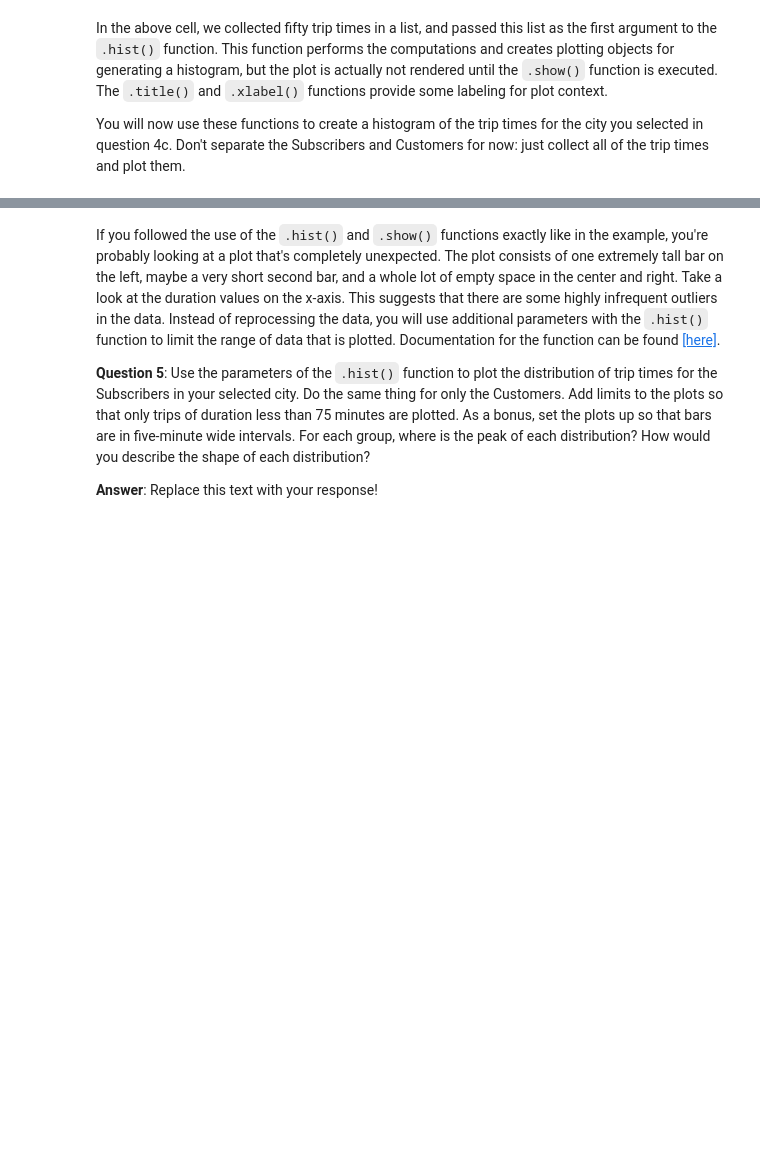
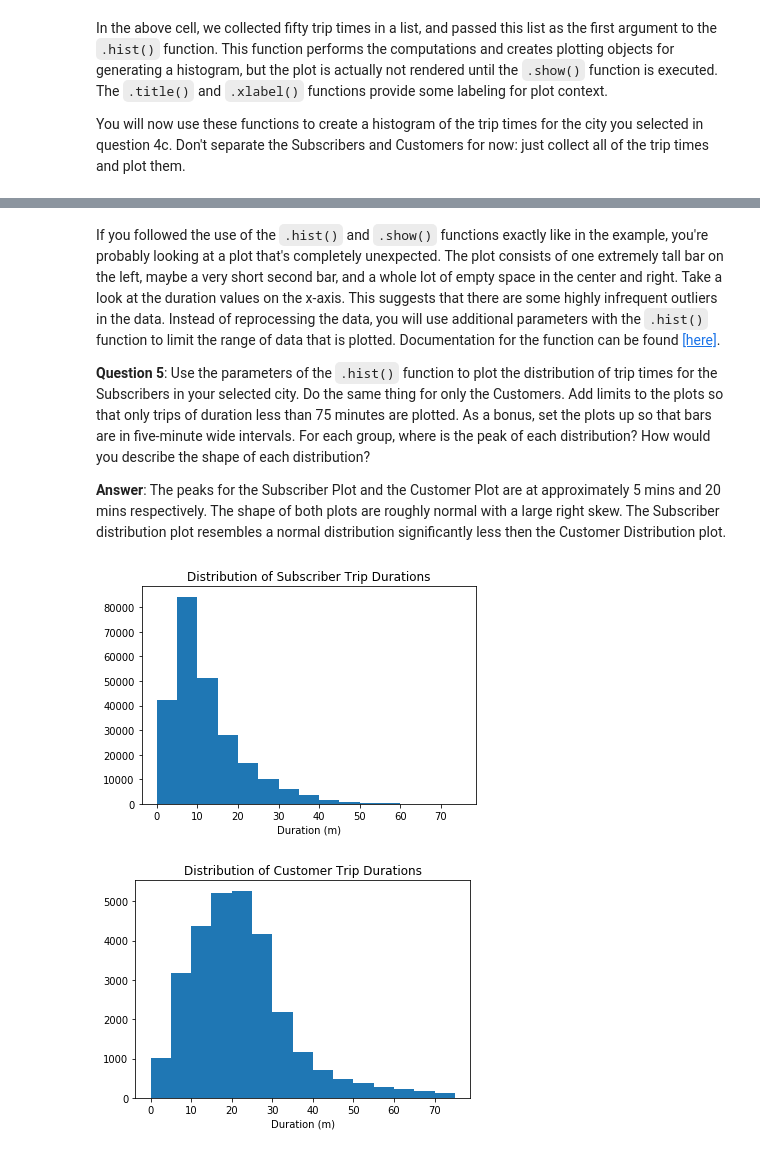
Before and after one commit to mattg614/Udacity_Bike_Share_Analysis, a Jupyter notebook: Bike_Share_Analysis.ipynb, the cells around one changed output, grey strips where cells are left out. Saved outputs shown, nothing was run; the diff lists cells and outputs as text; code cells hidden in the pictures; blank space fills up the shorter version.

```diff
--- a/Bike_Share_Analysis.ipynb
+++ b/Bike_Share_Analysis.ipynb
@@ -392,4 +583,4 @@ If you followed the use of the `.hist()` and `.show()` functions exactly like in
 
 **Question 5**: Use the parameters of the `.hist()` function to plot the distribution of trip times for the Subscribers in your selected city. Do the same thing for only the Customers. Add limits to the plots so that only trips of duration less than 75 minutes are plotted. As a bonus, set the plots up so that bars are in five-minute wide intervals. For each group, where is the peak of each distribution? How would you describe the shape of each distribution?
 
-**Answer**: Replace this text with your response!
+**Answer**: The peaks for the Subscriber Plot and the Customer Plot are at approximately 5 mins and 20 mins respectively. The shape of both plots are roughly normal with a large right skew. The Subscriber distribution plot resembles a normal distribution significantly less then the Customer Distribution plot.
@@ -398,3 +587,22 @@ If you followed the use of the `.hist()` and `.show()` functions exactly like in
+# %%
+## Use this and additional cells to answer Question 5. ##
+subscriber_NYC_trips_durations=get_trip_times((city_info['NYC']['out_file']),'Subscriber')
+customer_NYC_trips_durations=get_trip_times((city_info['NYC']['out_file']),'Customer')
+#min(subscriber_NYC_trips_durations
+plt.hist(subscriber_NYC_trips_durations,range=(0,75),bins=15)
+plt.title('Distribution of Subscriber Trip Durations')
+plt.xlabel('Duration (m)')
+
+plt.show()
+#min(customer_NYC_trips_durations)
+plt.hist(customer_NYC_trips_durations,range=(0,75),bins=15)
+plt.title('Distribution of Customer Trip Durations')
+plt.xlabel('Duration (m)')
+
+plt.show()
+# %% [output]
+[figure, added]
+[figure, added]
 # %% [markdown]
 <a id='eda_continued'></a>
 ## Performing Your Own Analysis
```
Also changed, not shown: parts of 25 cells of this notebook.
